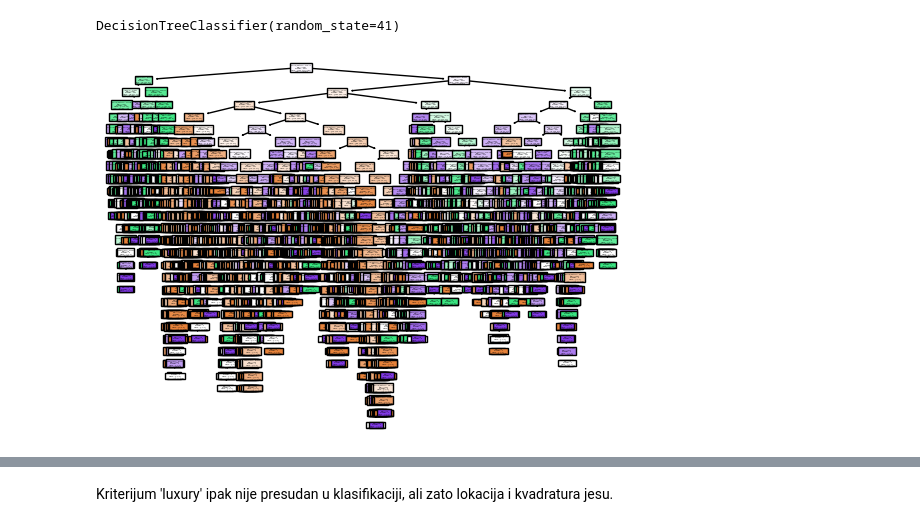
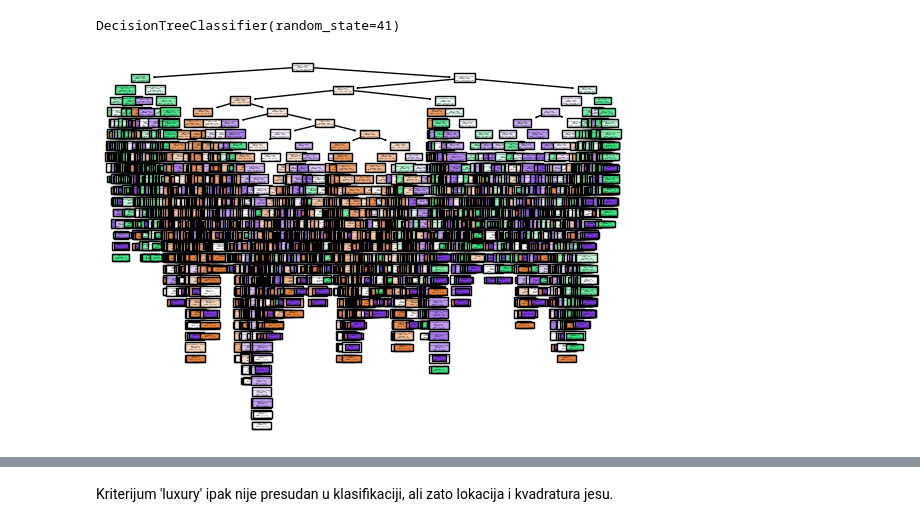
Before and after one commit to MATF-istrazivanje-podataka-1/2023_Data_Mining_Apartments_for_rent_Dataset, a Jupyter notebook: model/classification/DecisionTree.ipynb, the cells around one changed output, grey strips where cells are left out. Saved outputs shown, nothing was run; the diff lists cells and outputs as text; code cells hidden in the pictures.

```diff
--- a/model/classification/DecisionTree.ipynb
+++ b/model/classification/DecisionTree.ipynb
@@ -54,13 +54,13 @@ DecisionTreeClassifier(random_state=41)
 # %%
 # Generisanje predikcije
 Y_pred = dtc.predict(X_test)
 
 # Vizuelizacija
 plt.figure()
-plot_tree(dtc, feature_names=['bathrooms', 'bedrooms', 'square_meters','luxury','longitude','latitude'], class_names=ime_kategorija, filled=True)
+plot_tree(dtc, feature_names=['square_meters','luxury','longitude','latitude'], class_names=ime_kategorija, filled=True)
 plt.show()
 # %% [output]
-[figure, old version]
+[figure, new version]
 # %%
 report(dtc, X_train, Y_train)
 # %% [output]
```
Also changed, not shown: parts of 19 cells of this notebook, 8 other files.
